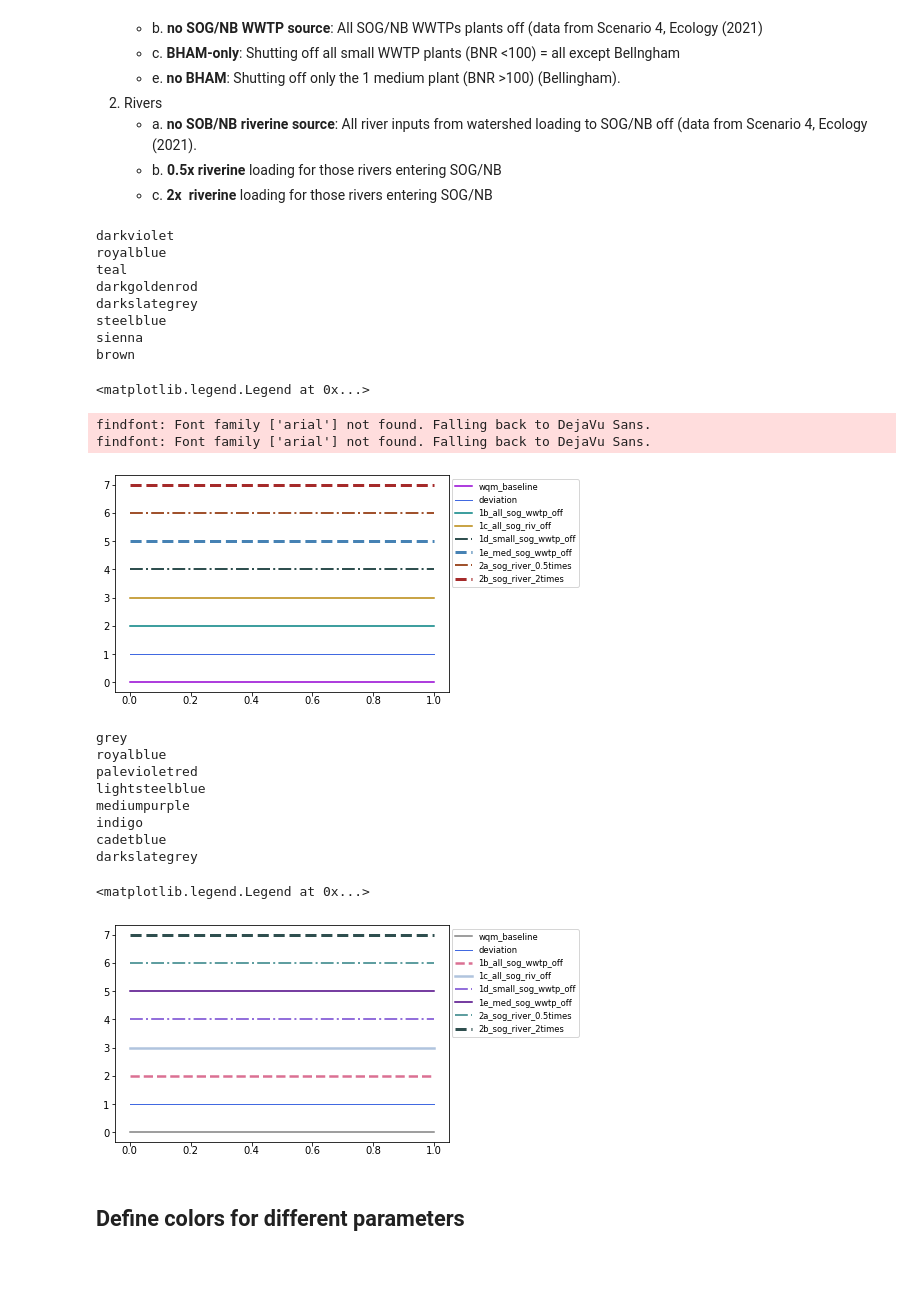
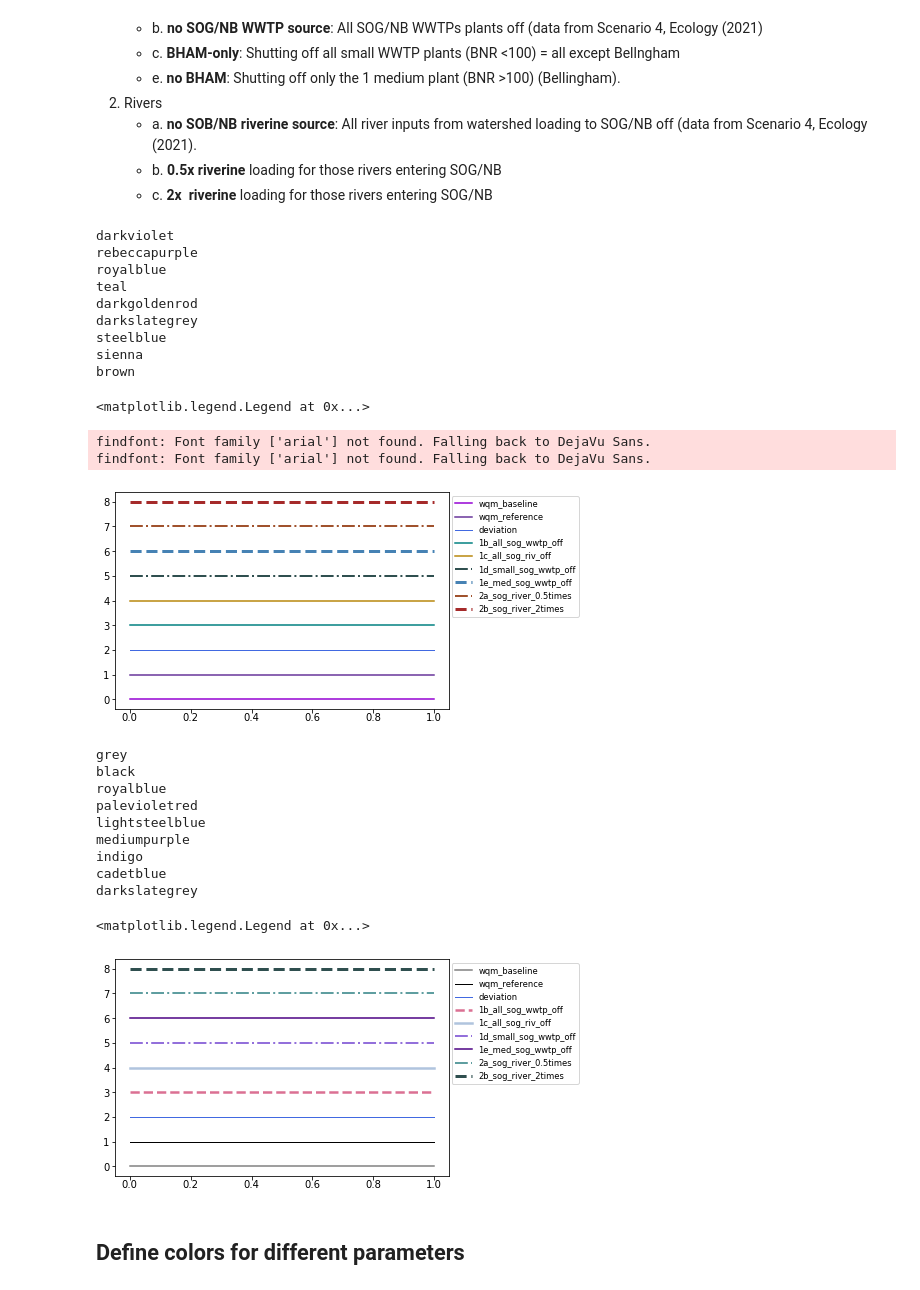
Before and after one commit to UW-PSI/SalishSeaModel-analysis, a Jupyter notebook: etc/SSM_config.ipynb, the cells around one changed output. Drawn from its saved outputs; the diff is of its cells as text; code cells hidden in the pictures.

Commit message:
Added Reference case

```diff
--- a/etc/SSM_config.ipynb
+++ b/etc/SSM_config.ipynb
@@ -47,6 +52,6 @@ My code hasn't yet been updated to utilize this dictionary but I'm placing it he
 # %%
 ssm['stations']={
-    'NOAA_46118':[48.724, -122.576],
+    "Se'lhaemNOAA_46118":[48.724, -122.576],
     'BHAM-Bay':[48.767422,-122.575792],
     'Birch Bay':[48.898880,-122.781905],
     'Birch Bay (Point Whitehorn)': [48.895273,-122.805067],
@@ -75,6 +80,7 @@ ssm['line']['width']={}
 ssm['line']['style']={}
 
 ssm['line']['color']['wqm_baseline'] = 'darkviolet'
+ssm['line']['color']['wqm_reference'] = 'rebeccapurple'
 ssm['line']['color']['deviation'] = 'royalblue'
 ssm['line']['color']['1b_all_sog_wwtp_off']='teal'
 ssm['line']['color']['1c_all_sog_riv_off']= 'darkgoldenrod'
@@ -84,6 +90,7 @@ ssm['line']['color']['2a_sog_river_0.5times']= 'sienna'
 ssm['line']['color']['2b_sog_river_2times']= 'brown'
 
 ssm['line']['width']['wqm_baseline'] = 1.5
+ssm['line']['width']['wqm_reference'] = 1.5
 ssm['line']['width']['deviation'] = 1
 ssm['line']['width']['1b_all_sog_wwtp_off']=1.5
 ssm['line']['width']['1c_all_sog_riv_off']= 1.5
@@ -93,40 +100,43 @@ ssm['line']['width']['2a_sog_river_0.5times']= 2.0
 ssm['line']['width']['2b_sog_river_2times']= 3.0
 
 ssm['line']['style']['wqm_baseline'] = 'solid'
+ssm['line']['style']['wqm_reference'] = 'solid'
 ssm['line']['style']['deviation'] = 'solid'
 ssm['line']['style']['1b_all_sog_wwtp_off']='solid'
 ssm['line']['style']['1c_all_sog_riv_off']= 'solid'
 ssm['line']['style']['1d_small_sog_wwtp_off']='dashdot'
 ssm['line']['style']['1e_med_sog_wwtp_off']='dashed'
 ssm['line']['style']['2a_sog_river_0.5times']= 'dashdot'
 ssm['line']['style']['2b_sog_river_2times']= 'dashed'
 # plot these color options
 fig = plt.figure()
 ax = plt.axes()
 x = numpy.linspace(0, 1, 10)
 for idx,case in enumerate(ssm['line']['color']):
     print(ssm['line']['color'][case])
     ax.plot(x,idx*numpy.ones(len(x)),
             color=ssm['line']['color'][case],
             linestyle=ssm['line']['style'][case],
             linewidth=ssm['line']['width'][case],
             label=case)
 ax.legend(loc='upper right',bbox_to_anchor=(1.4,1))
 # %% [output]
 darkviolet
+rebeccapurple
 royalblue
 teal
 darkgoldenrod
 darkslategrey
 steelblue
 sienna
 brown
 <matplotlib.legend.Legend at 0x...>
 findfont: Font family ['arial'] not found. Falling back to DejaVu Sans.
 findfont: Font family ['arial'] not found. Falling back to DejaVu Sans.
-[figure, old version]
+[figure, new version]
 # %%
 ssm['line']['color']['wqm_baseline'] = 'grey'
+ssm['line']['color']['wqm_reference'] = 'black'
 ssm['line']['color']['1b_all_sog_wwtp_off']='palevioletred'
 ssm['line']['color']['1c_all_sog_riv_off']= 'lightsteelblue'
 ssm['line']['color']['1d_small_sog_wwtp_off']='mediumpurple'
@@ -135,6 +145,7 @@ ssm['line']['color']['2a_sog_river_0.5times']= 'cadetblue'
 ssm['line']['color']['2b_sog_river_2times']= 'darkslategrey'
 
 ssm['line']['width']['wqm_baseline'] = 1.5
+ssm['line']['width']['wqm_reference'] = 1.0
 ssm['line']['width']['1b_all_sog_wwtp_off']=2.5
 ssm['line']['width']['1c_all_sog_riv_off']= 2.5
 ssm['line']['width']['1d_small_sog_wwtp_off']=2.0
@@ -143,6 +154,7 @@ ssm['line']['width']['2a_sog_river_0.5times']= 2.0
 ssm['line']['width']['2b_sog_river_2times']= 3.0
 
 ssm['line']['style']['wqm_baseline'] = 'solid'
+ssm['line']['style']['wqm_reference'] = 'solid'
 ssm['line']['style']['1b_all_sog_wwtp_off']='dashed'
 ssm['line']['style']['1c_all_sog_riv_off']= 'solid'
 ssm['line']['style']['1d_small_sog_wwtp_off']='dashdot'
@@ -163,6 +175,7 @@ for idx,case in enumerate(ssm['line']['color']):
 ax.legend(loc='upper right',bbox_to_anchor=(1.4,1))
 # %% [output]
 grey
+black
 royalblue
 palevioletred
 lightsteelblue
@@ -171,7 +184,7 @@ indigo
 cadetblue
 darkslategrey
 <matplotlib.legend.Legend at 0x...>
-[figure, old version]
+[figure, new version]
 # %% [markdown]
 ## Define colors for different parameters
 # %%
```
Also changed, not shown: parts of 4 cells of this notebook, 3 other files.
